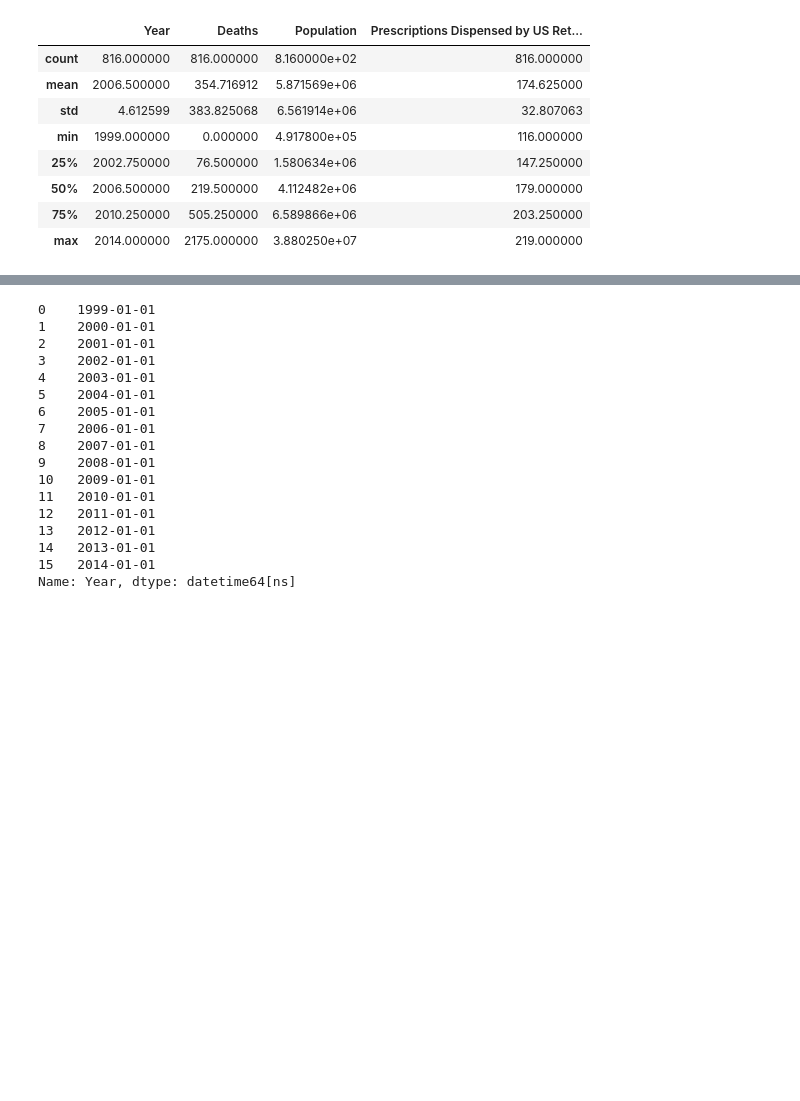
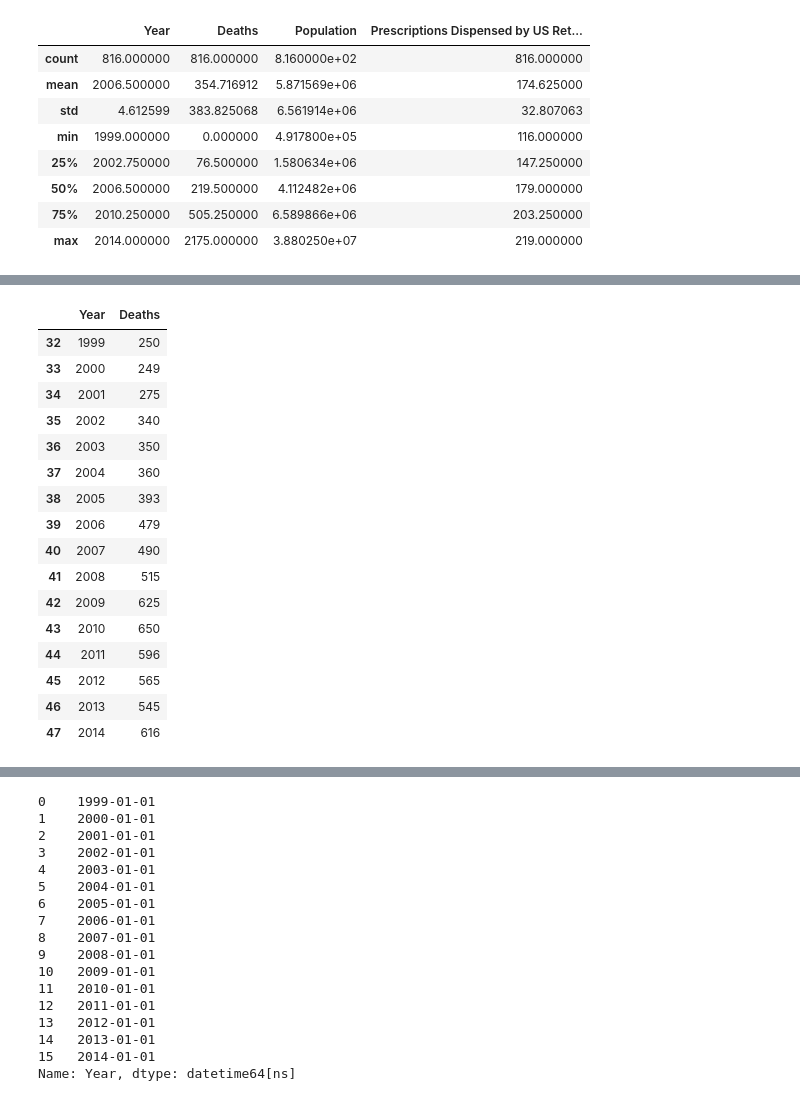
Before and after one commit to Cristinamulas/Final_Project, a Jupyter notebook: Time Series .ipynb, the cells around one changed output, grey strips where cells are left out. Cells and saved outputs as stored; diff of their text form; code cells hidden in the pictures; blank space fills up the shorter version.

```diff
--- a/Time Series .ipynb
+++ b/Time Series .ipynb
@@ -145,0 +196,21 @@ df_Alabama.head()
+# %%
+df_Arizona = subseting(df , 32 , 48)
+df_Arizona
+# %% [output]
+|  | Year | Deaths |
+| 32 | 1999 | 250 |
+| 33 | 2000 | 249 |
+| 34 | 2001 | 275 |
+| 35 | 2002 | 340 |
+| 36 | 2003 | 350 |
+| 37 | 2004 | 360 |
+| 38 | 2005 | 393 |
+| 39 | 2006 | 479 |
+| 40 | 2007 | 490 |
+| 41 | 2008 | 515 |
+| 42 | 2009 | 625 |
+| 43 | 2010 | 650 |
+| 44 | 2011 | 596 |
+| 45 | 2012 | 565 |
+| 46 | 2013 | 545 |
+| 47 | 2014 | 616 |
```
Also changed, not shown: parts of 14 cells of this notebook, 1 other file.
